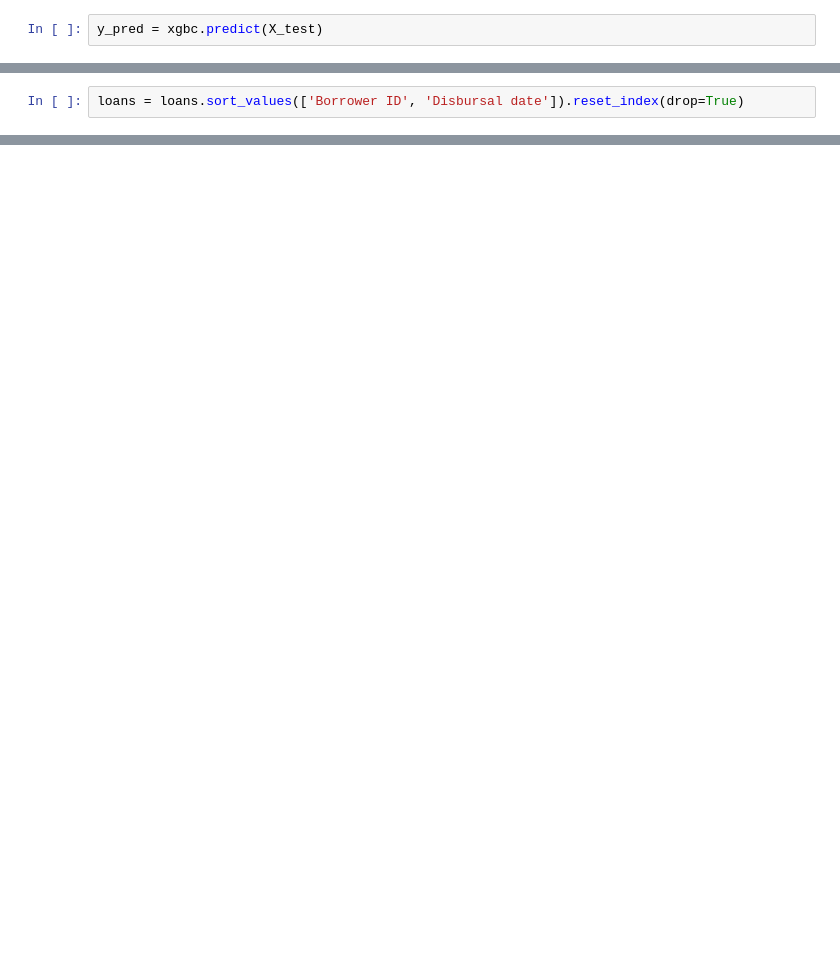
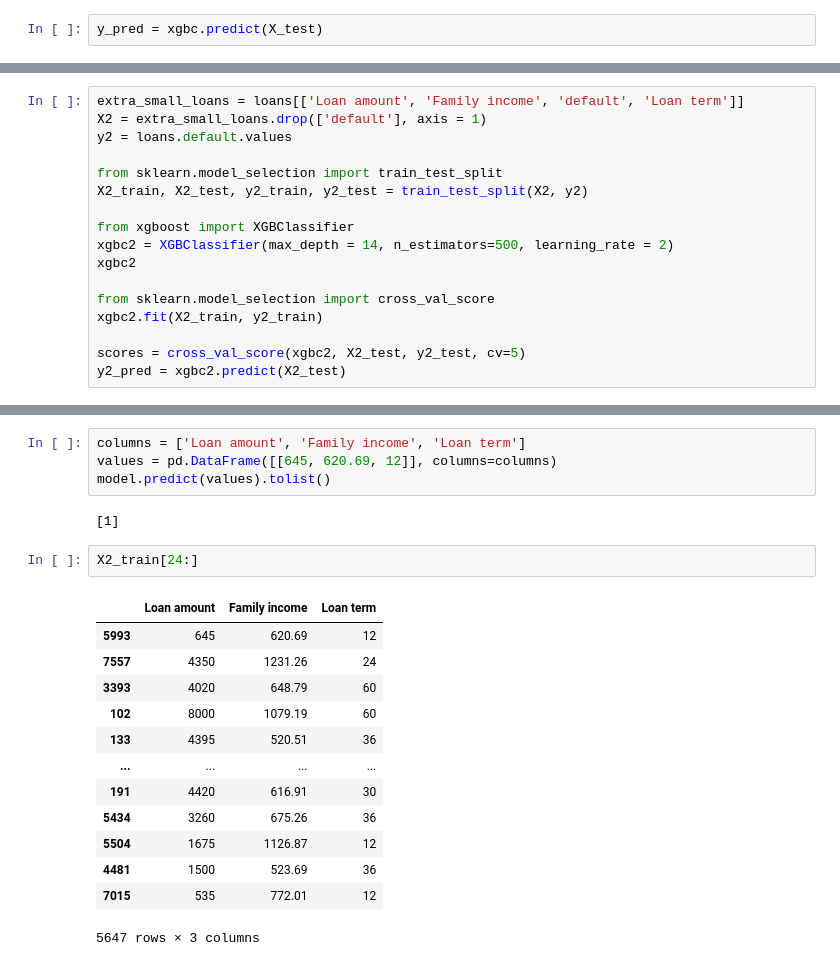
Before and after one commit to TomasSavas/projektasLoans, a Jupyter notebook: paskolos.ipynb, the cells around one changed output, grey strips where cells are left out. Drawn from its saved outputs; the diff is of its cells as text; blank space fills up the shorter version.

```diff
--- a/paskolos.ipynb
+++ b/paskolos.ipynb
@@ -245,2 +140,0 @@ loans[['Borrower ID', 'Loan ID']].drop_duplicates().shape
-# %%
-loans = loans.sort_values(['Borrower ID', 'Disbursal date']).reset_index(drop=True)
@@ -298,0 +156,17 @@ Name: default, Length: 17881, dtype: int64
+# %%
+extra_small_loans = loans[['Loan amount', 'Family income', 'default', 'Loan term']]
+X2 = extra_small_loans.drop(['default'], axis = 1)
+y2 = loans.default.values
+
+from sklearn.model_selection import train_test_split
+X2_train, X2_test, y2_train, y2_test = train_test_split(X2, y2)
+
+from xgboost import XGBClassifier
+xgbc2 = XGBClassifier(max_depth = 14, n_estimators=500, learning_rate = 2)
+xgbc2
+
+from sklearn.model_selection import cross_val_score
+xgbc2.fit(X2_train, y2_train)
+
+scores = cross_val_score(xgbc2, X2_test, y2_test, cv=5)
+y2_pred = xgbc2.predict(X2_test)
@@ -298,0 +211,22 @@ Name: default, Length: 17881, dtype: int64
+# %%
+columns = ['Loan amount', 'Family income', 'Loan term']
+values = pd.DataFrame([[645, 620.69, 12]], columns=columns)
+model.predict(values).tolist()
+# %% [output]
+[1]
+# %%
+X2_train[24:]
+# %% [output]
+|  | Loan amount | Family income | Loan term |
+| 5993 | 645 | 620.69 | 12 |
+| 7557 | 4350 | 1231.26 | 24 |
+| 3393 | 4020 | 648.79 | 60 |
+| 102 | 8000 | 1079.19 | 60 |
+| 133 | 4395 | 520.51 | 36 |
+| ... | ... | ... | ... |
+| 191 | 4420 | 616.91 | 30 |
+| 5434 | 3260 | 675.26 | 36 |
+| 5504 | 1675 | 1126.87 | 12 |
+| 4481 | 1500 | 523.69 | 36 |
+| 7015 | 535 | 772.01 | 12 |
+5647 rows × 3 columns
```
Also changed, not shown: parts of 50 cells of this notebook, 8 other files.
